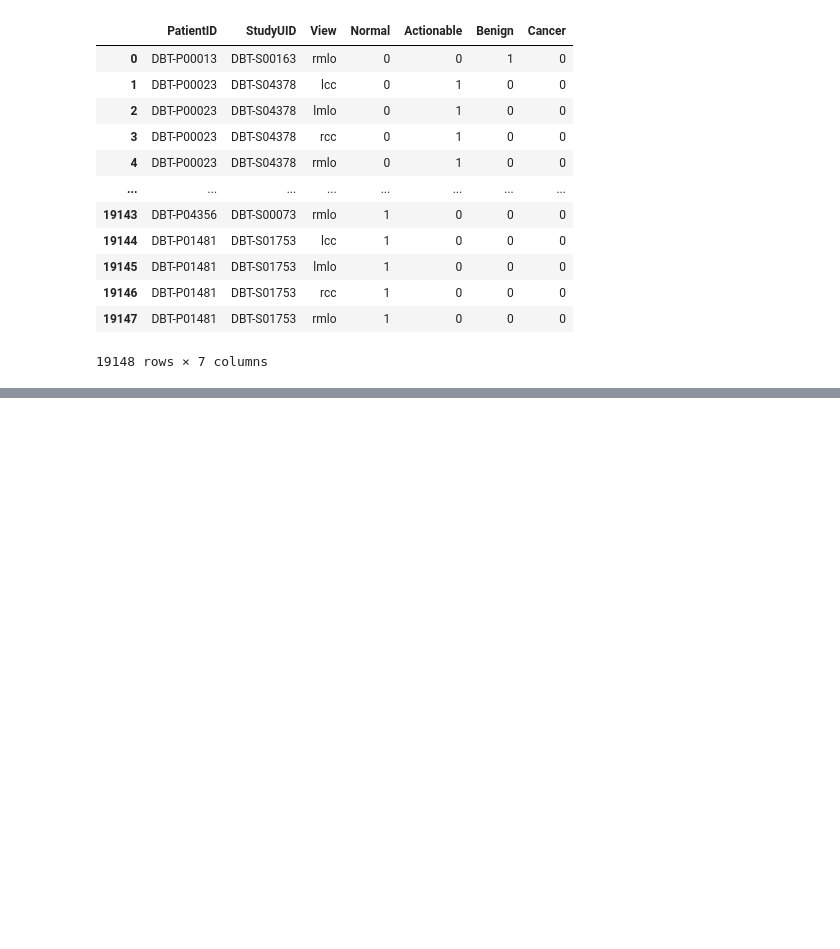
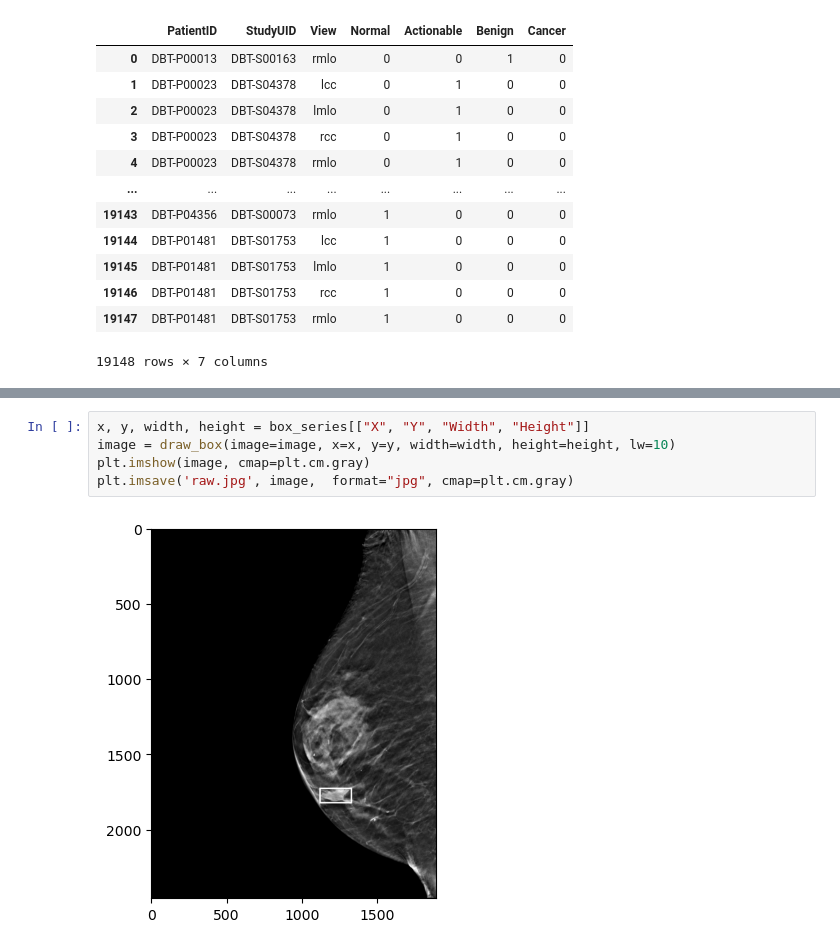
Before and after one commit to LucasWojahn/duke-dbt-data, a Jupyter notebook: draw_box.ipynb, the cells around one changed output, grey strips where cells are left out. Saved outputs shown, nothing was run; the diff lists cells and outputs as text; blank space fills up the shorter version.

```diff
--- a/draw_box.ipynb
+++ b/draw_box.ipynb
@@ -63,0 +92,7 @@ plt.imshow(image, cmap=plt.cm.gray);
+# %%
+x, y, width, height = box_series[["X", "Y", "Width", "Height"]]
+image = draw_box(image=image, x=x, y=y, width=width, height=height, lw=10)
+plt.imshow(image, cmap=plt.cm.gray)
+plt.imsave('raw.jpg', image,  format="jpg", cmap=plt.cm.gray)
+# %% [output]
+[figure, added]
```
Also changed, not shown: parts of 6 cells of this notebook, 4 other files.
